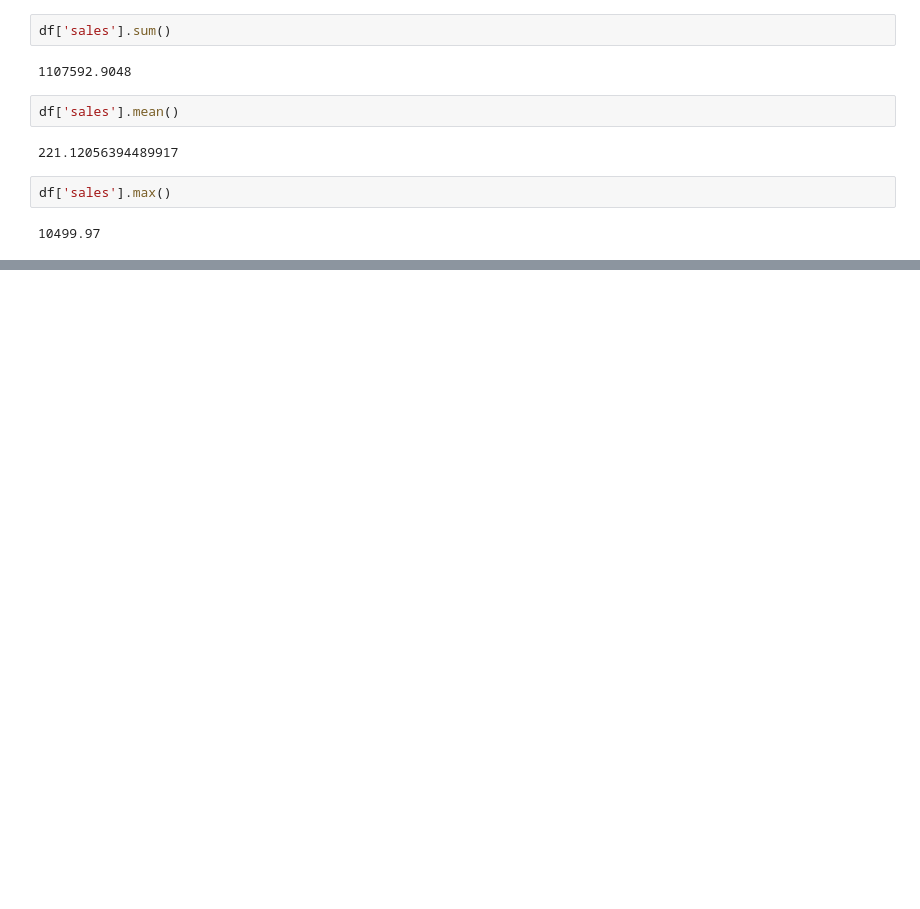
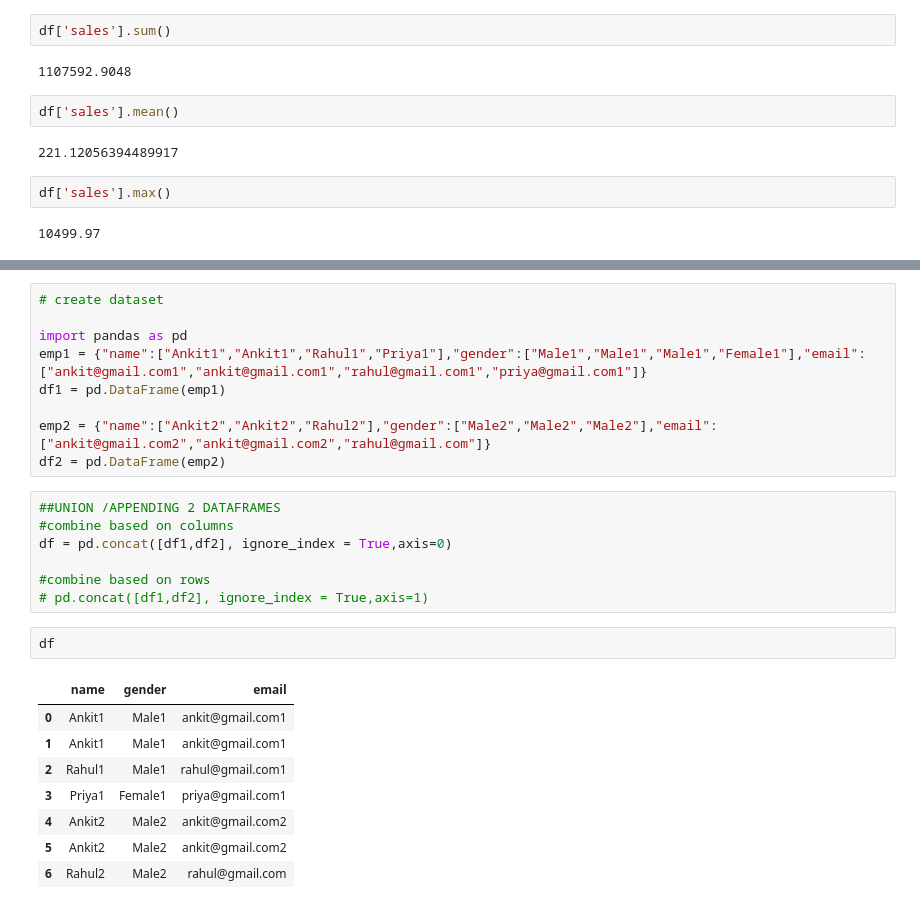
Before and after one commit to Nidhig631/Namaste-Python, a Jupyter notebook: Day10/self_learn.ipynb, the cells around one changed output, grey strips where cells are left out. Drawn from its saved outputs; the diff is of its cells as text; blank space fills up the shorter version.

```diff
--- a/Day10/self_learn.ipynb
+++ b/Day10/self_learn.ipynb
@@ -38,0 +151,27 @@ df[fc]['sales'].sum()
+# %%
+# create dataset
+
+import pandas as pd
+emp1 = {"name":["Ankit1","Ankit1","Rahul1","Priya1"],"gender":["Male1","Male1","Male1","Female1"],"email":["ankit@gmail.com1","ankit@gmail.com1","rahul@gmail.com1","priya@gmail.com1"]}
+df1 = pd.DataFrame(emp1)
+
+emp2 = {"name":["Ankit2","Ankit2","Rahul2"],"gender":["Male2","Male2","Male2"],"email":["ankit@gmail.com2","ankit@gmail.com2","rahul@gmail.com"]}
+df2 = pd.DataFrame(emp2)
+# %%
+##UNION /APPENDING 2 DATAFRAMES
+#combine based on columns
+df = pd.concat([df1,df2], ignore_index = True,axis=0)
+
+#combine based on rows
+# pd.concat([df1,df2], ignore_index = True,axis=1)
+# %%
+df
+# %% [output]
+|  | name | gender | email |
+| 0 | Ankit1 | Male1 | ankit@gmail.com1 |
+| 1 | Ankit1 | Male1 | ankit@gmail.com1 |
+| 2 | Rahul1 | Male1 | rahul@gmail.com1 |
+| 3 | Priya1 | Female1 | priya@gmail.com1 |
+| 4 | Ankit2 | Male2 | ankit@gmail.com2 |
+| 5 | Ankit2 | Male2 | ankit@gmail.com2 |
+| 6 | Rahul2 | Male2 | rahul@gmail.com |
```
Also changed, not shown: parts of 31 cells of this notebook, 7 other files.
